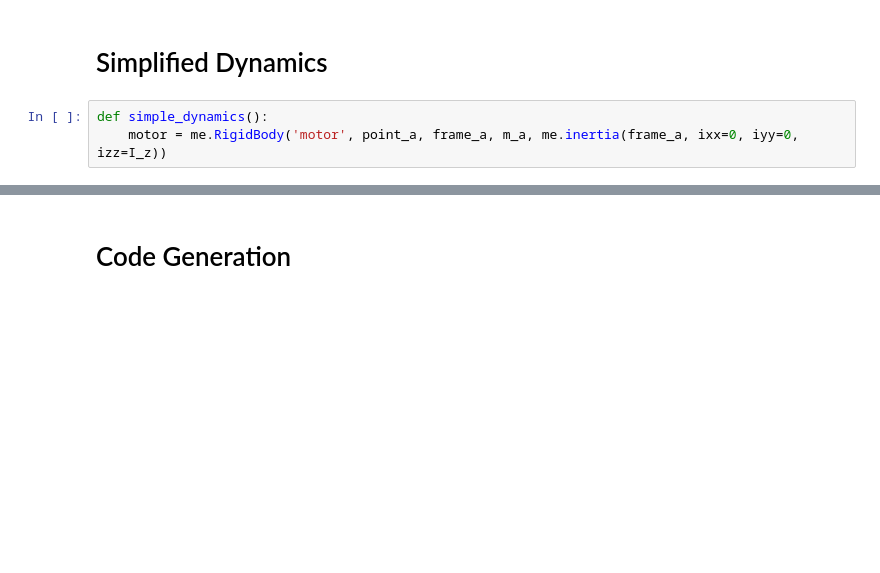
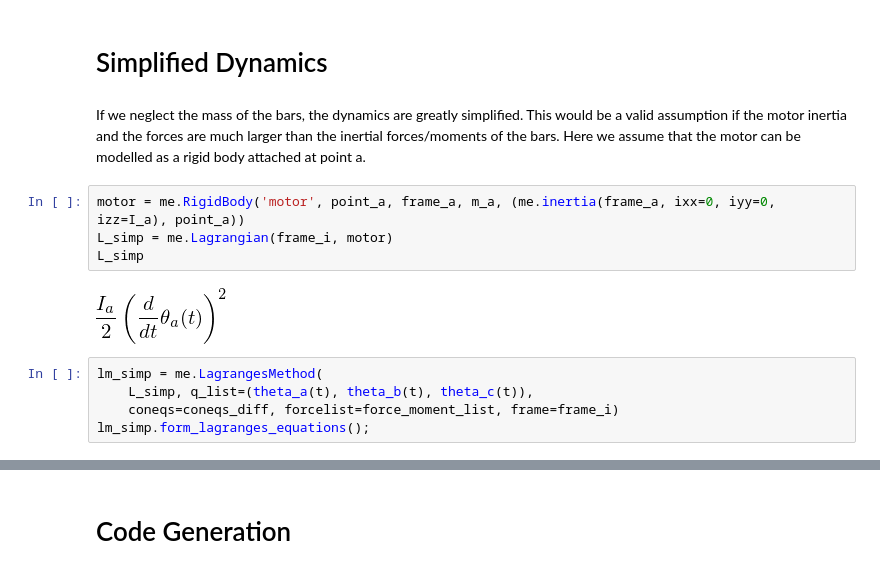
Before and after one commit to jgoppert/control-systems, a Jupyter notebook: 4 Bar.ipynb, the cells around one changed output, grey strips where cells are left out. Drawn from its saved outputs; the diff is of its cells as text; blank space fills up the shorter version.

Commit message:
Added simplified simulation.

```diff
--- a/4 Bar.ipynb
+++ b/4 Bar.ipynb
@@ -315,6 +317,16 @@ anim_4bar(data, rate=1)
 <matplotlib.animation.FuncAnimation at 0x...>
 # %% [markdown]
 # Simplified Dynamics
+# %% [markdown]
+If we neglect the mass of the bars, the dynamics are greatly simplified. This would be a valid assumption if the motor inertia and the forces are much larger than the inertial forces/moments of the bars. Here we assume that the motor can be modelled as a rigid body attached at point a.
 # %%
-def simple_dynamics():
-    motor = me.RigidBody('motor', point_a, frame_a, m_a, me.inertia(frame_a, ixx=0, iyy=0, izz=I_z))
+motor = me.RigidBody('motor', point_a, frame_a, m_a, (me.inertia(frame_a, ixx=0, iyy=0, izz=I_a), point_a))
+L_simp = me.Lagrangian(frame_i, motor)
+L_simp
+# %% [output]
+[figure, added]
+# %%
+lm_simp = me.LagrangesMethod(
+    L_simp, q_list=(theta_a(t), theta_b(t), theta_c(t)),
+    coneqs=coneqs_diff, forcelist=force_moment_list, frame=frame_i)
+lm_simp.form_lagranges_equations();
```
Also changed, not shown: parts of 30 cells of this notebook.
